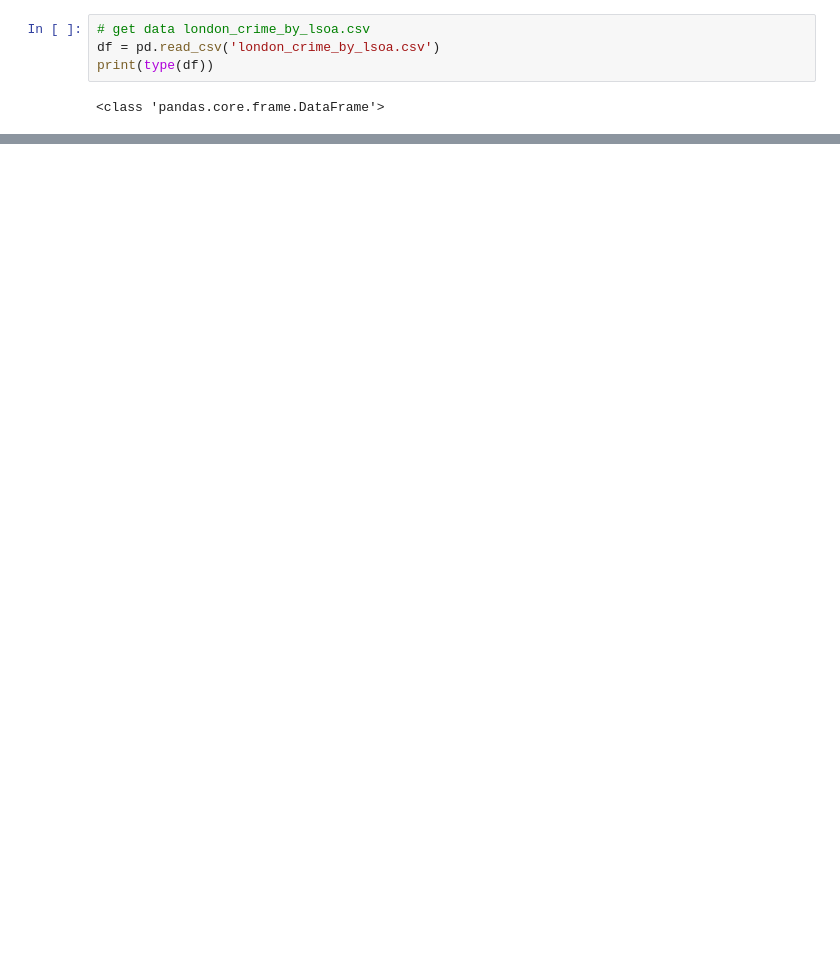
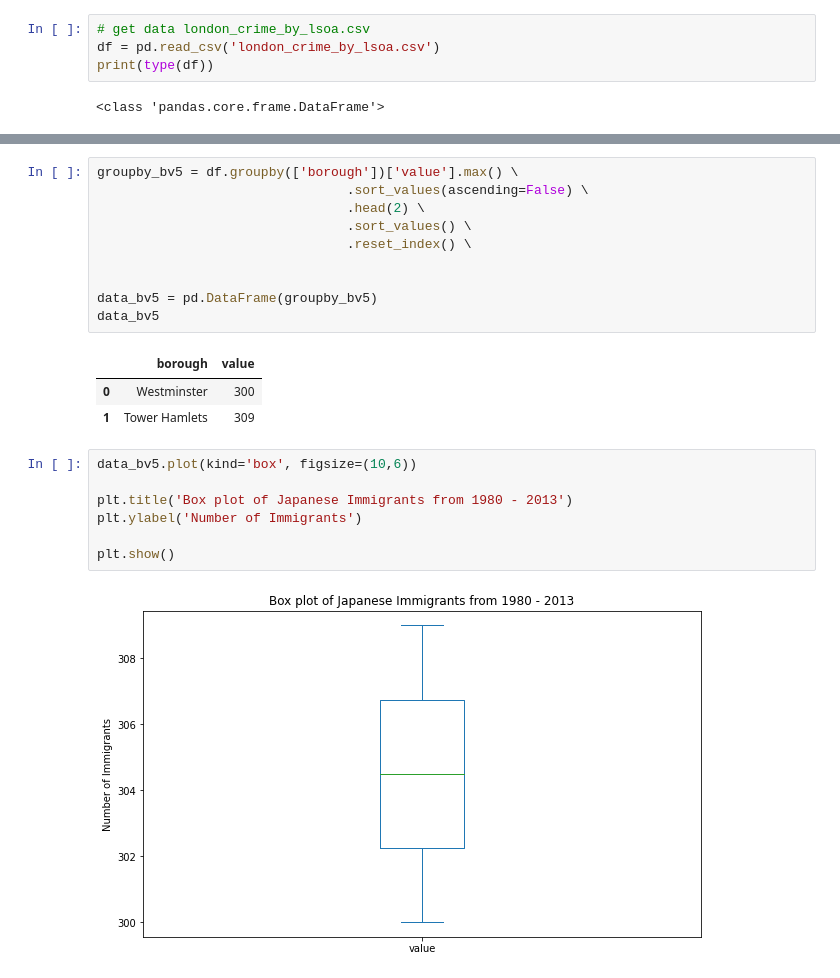
Before and after one commit to alflouvre/H8_3, a Jupyter notebook: PYTN-Assign-1-3-Alifia_Mustika_Sari.ipynb, the cells around one changed output, grey strips where cells are left out. Drawn from its saved outputs; the diff is of its cells as text; blank space fills up the shorter version.

```diff
--- a/PYTN-Assign-1-3-Alifia_Mustika_Sari.ipynb
+++ b/PYTN-Assign-1-3-Alifia_Mustika_Sari.ipynb
@@ -283,0 +619,23 @@ Berdasarkan bar chart diatas, jumlah tertinggi kasus kejahatan di London adalah
+# %%
+groupby_bv5 = df.groupby(['borough'])['value'].max() \
+                                .sort_values(ascending=False) \
+                                .head(2) \
+                                .sort_values() \
+                                .reset_index() \
+
+
+data_bv5 = pd.DataFrame(groupby_bv5)
+data_bv5
+# %% [output]
+|  | borough | value |
+| 0 | Westminster | 300 |
+| 1 | Tower Hamlets | 309 |
+# %%
+data_bv5.plot(kind='box', figsize=(10,6))
+
+plt.title('Box plot of Japanese Immigrants from 1980 - 2013')
+plt.ylabel('Number of Immigrants')
+
+plt.show()
+# %% [output]
+[figure, added]
```
Also changed, not shown: parts of 104 cells of this notebook.
